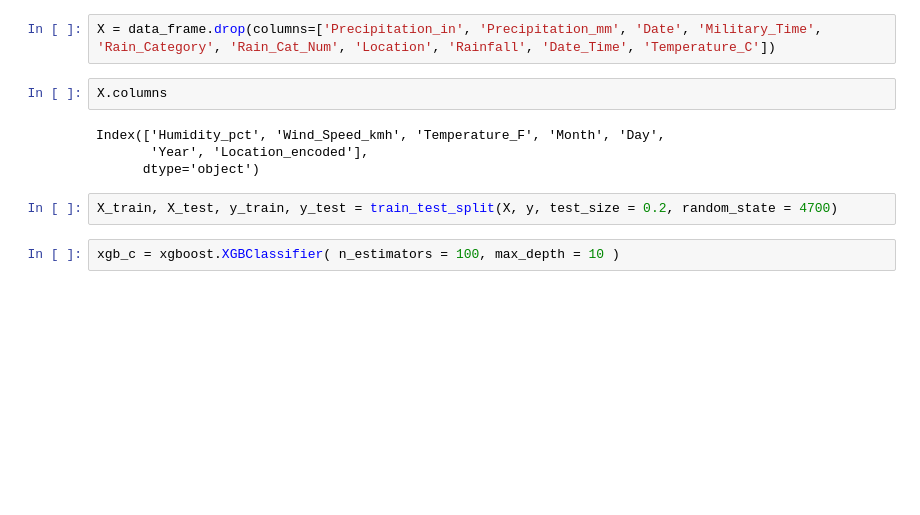
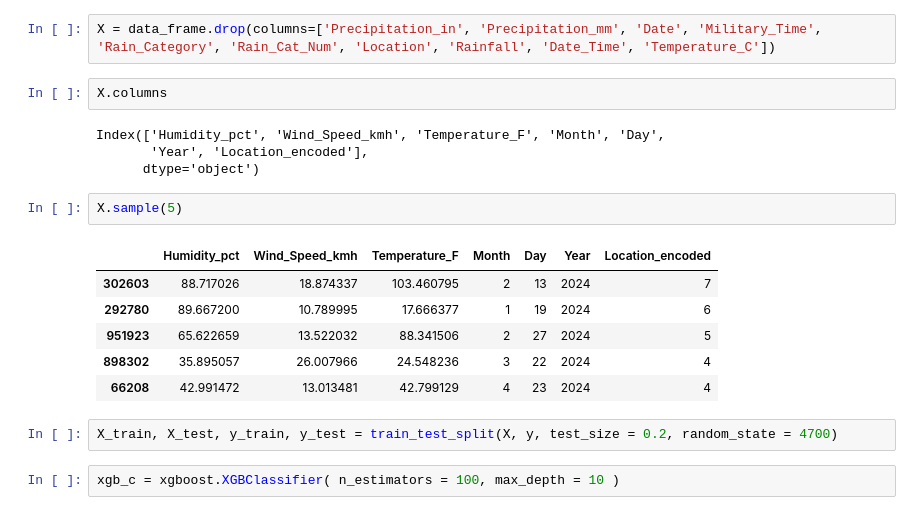
Before and after one commit to JamesShaklee/WeatherPrediction, a Jupyter notebook: WeatherNotebook.ipynb, the cells around one changed output. Saved outputs shown, nothing was run; the diff lists cells and outputs as text; blank space fills up the shorter version.

```diff
--- a/WeatherNotebook.ipynb
+++ b/WeatherNotebook.ipynb
@@ -260,6 +286,15 @@ X.columns
 Index(['Humidity_pct', 'Wind_Speed_kmh', 'Temperature_F', 'Month', 'Day',
        'Year', 'Location_encoded'],
       dtype='object')
+# %%
+X.sample(5)
+# %% [output]
+|  | Humidity_pct | Wind_Speed_kmh | Temperature_F | Month | Day | Year | Location_encoded |
+| 302603 | 88.717026 | 18.874337 | 103.460795 | 2 | 13 | 2024 | 7 |
+| 292780 | 89.667200 | 10.789995 | 17.666377 | 1 | 19 | 2024 | 6 |
+| 951923 | 65.622659 | 13.522032 | 88.341506 | 2 | 27 | 2024 | 5 |
+| 898302 | 35.895057 | 26.007966 | 24.548236 | 3 | 22 | 2024 | 4 |
+| 66208 | 42.991472 | 13.013481 | 42.799129 | 4 | 23 | 2024 | 4 |
 # %%
 X_train, X_test, y_train, y_test = train_test_split(X, y, test_size = 0.2, random_state = 4700)
 # %%
```
Also changed, not shown: parts of 19 cells of this notebook.
